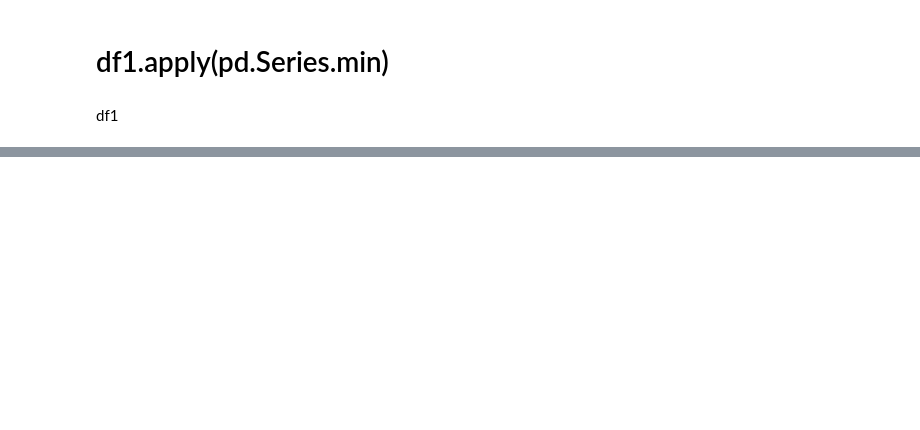
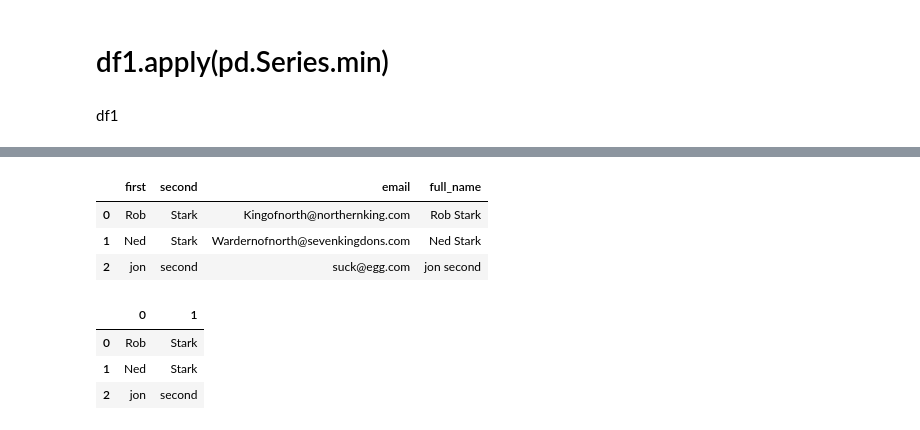
Before and after one commit to Stenardt-9002/Machine_learning-projects, a Jupyter notebook: Pandas_Stackoverflow_handling/pandasdata_stack2.ipynb, the cells around one changed output, grey strips where cells are left out. Cells and saved outputs as stored; diff of their text form; code cells hidden in the pictures; blank space fills up the shorter version.

```diff
--- a/Pandas_Stackoverflow_handling/pandasdata_stack2.ipynb
+++ b/Pandas_Stackoverflow_handling/pandasdata_stack2.ipynb
@@ -592,0 +791,14 @@ df1
+# %%
+df1
+# %% [output]
+|  | first | second | email | full_name |
+| 0 | Rob | Stark | Kingofnorth@northernking.com | Rob Stark |
+| 1 | Ned | Stark | Wardernofnorth@sevenkingdons.com | Ned Stark |
+| 2 | jon | second | suck@egg.com | jon second |
+# %%
+df1['full_name'].str.split(' ',expand = True)
+# %% [output]
+|  | 0 | 1 |
+| 0 | Rob | Stark |
+| 1 | Ned | Stark |
+| 2 | jon | second |
```
Also changed, not shown: parts of 56 cells of this notebook, 1 other file.
